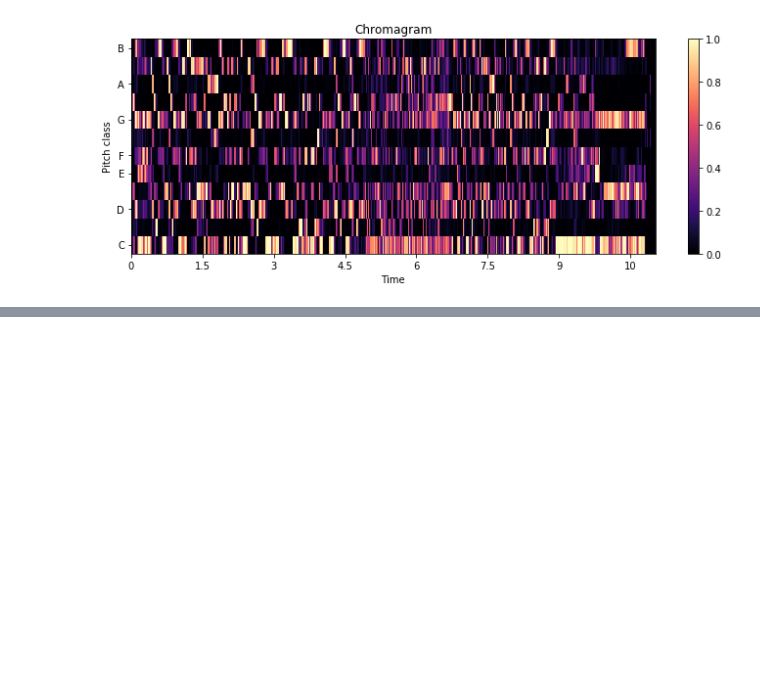
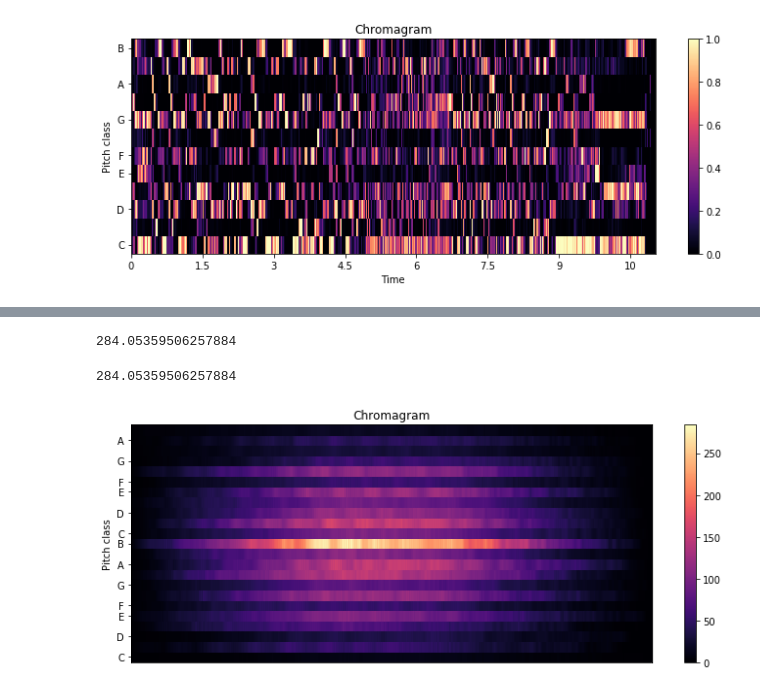
Before and after one commit to oObqpdOo/MusicSimilarity-Spark, a Jupyter notebook: Features Selectable and Similarity.ipynb, the cells around one changed output, grey strips where cells are left out. Cells and saved outputs as stored; diff of their text form; code cells hidden in the pictures; blank space fills up the shorter version.

```diff
--- a/Features Selectable and Similarity.ipynb
+++ b/Features Selectable and Similarity.ipynb
@@ -758,0 +899,6 @@ transposed_chroma = transposed_chroma.transpose()
+# %%
+chroma_cross_correlate_full(chroma1_flat, chroma2_flat)
+# %% [output]
+284.05359506257884
+284.05359506257884
+[figure, added]
```
Also changed, not shown: parts of 12 cells of this notebook, 25 other files.
